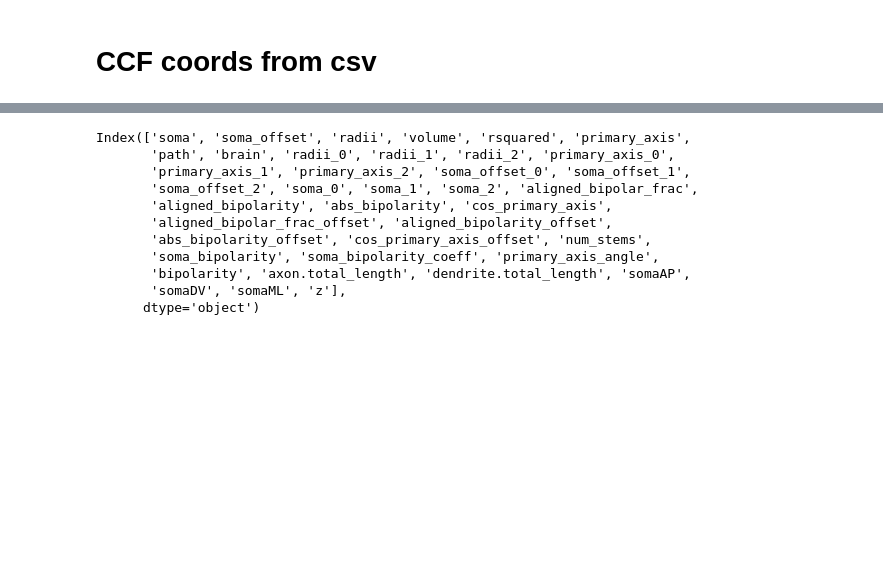
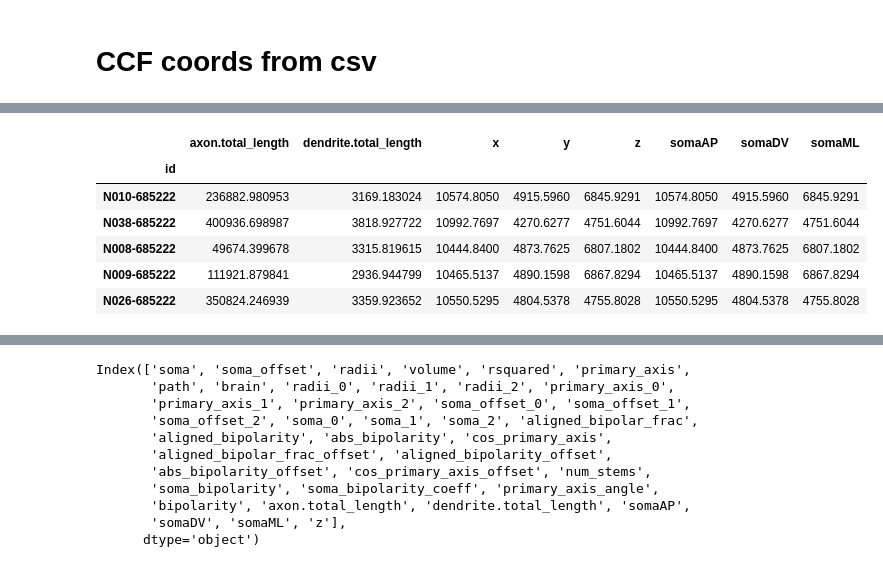
Before and after one commit to AllenNeuralDynamics/LC-somatodendritic-morphology, a Jupyter notebook: code/soma_asymmetry.ipynb, the cells around one changed output, grey strips where cells are left out. Saved outputs shown, nothing was run; the diff lists cells and outputs as text; code cells hidden in the pictures; blank space fills up the shorter version.

```diff
--- a/code/soma_asymmetry.ipynb
+++ b/code/soma_asymmetry.ipynb
@@ -142,9 +146,9 @@ reload(b)
 # %% [output]
 <module 'bipolarity' from '/code/bipolarity.py'>
 # %%
-id = "N016-685221"
-swc = "/data/N016-685221-PG.swc"
-morph = morphology_from_swc(swc)
-r2 = 50
-stems = b.intersection_points(morph, cutoff=r2)
-stems
+# id = "N016-685221"
+# swc = "/data/N016-685221-PG.swc"
+# morph = morphology_from_swc(swc)
+# r2 = 50
+# stems = b.intersection_points(morph, cutoff=r2)
+# stems
@@ -378,0 +355,12 @@ df_summary["somaML"] = np.minimum(df_summary["z"], 11400-df_summary["z"])
+# %%
+cols = ["x","y","z"] + coords
+df_summary[cols] = df_summary[cols].applymap(lambda x: x.values[0])
+df_summary.head()
+# %% [output]
+|  | axon.total_length | dendrite.total_length | x | y | z | somaAP | somaDV | somaML |
+| id |  |  |  |  |  |  |  |  |
+| N010-685222 | 236882.980953 | 3169.183024 | 10574.8050 | 4915.5960 | 6845.9291 | 10574.8050 | 4915.5960 | 6845.9291 |
+| N038-685222 | 400936.698987 | 3818.927722 | 10992.7697 | 4270.6277 | 4751.6044 | 10992.7697 | 4270.6277 | 4751.6044 |
+| N008-685222 | 49674.399678 | 3315.819615 | 10444.8400 | 4873.7625 | 6807.1802 | 10444.8400 | 4873.7625 | 6807.1802 |
+| N009-685222 | 111921.879841 | 2936.944799 | 10465.5137 | 4890.1598 | 6867.8294 | 10465.5137 | 4890.1598 | 6867.8294 |
+| N026-685222 | 350824.246939 | 3359.923652 | 10550.5295 | 4804.5378 | 4755.8028 | 10550.5295 | 4804.5378 | 4755.8028 |
```
Also changed, not shown: parts of 16 cells of this notebook, 2 other files.
